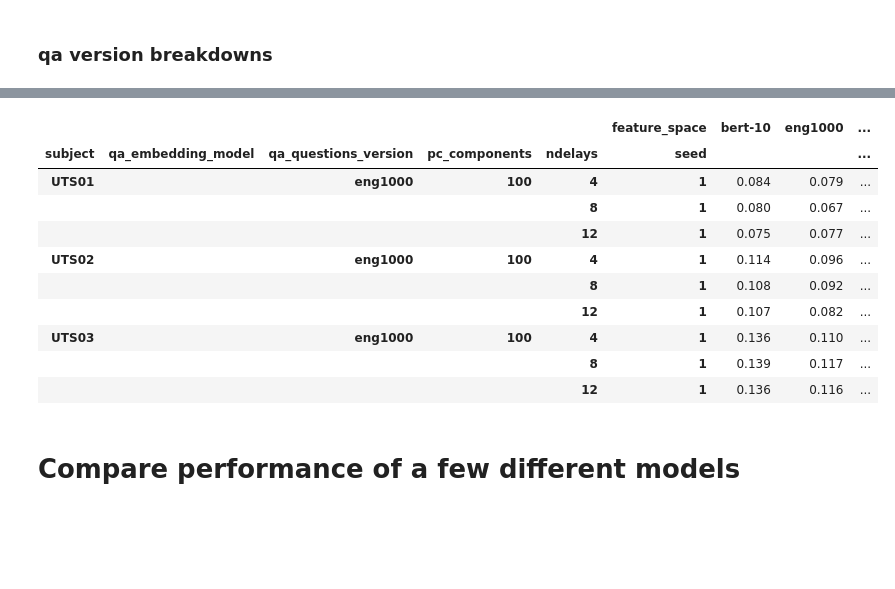
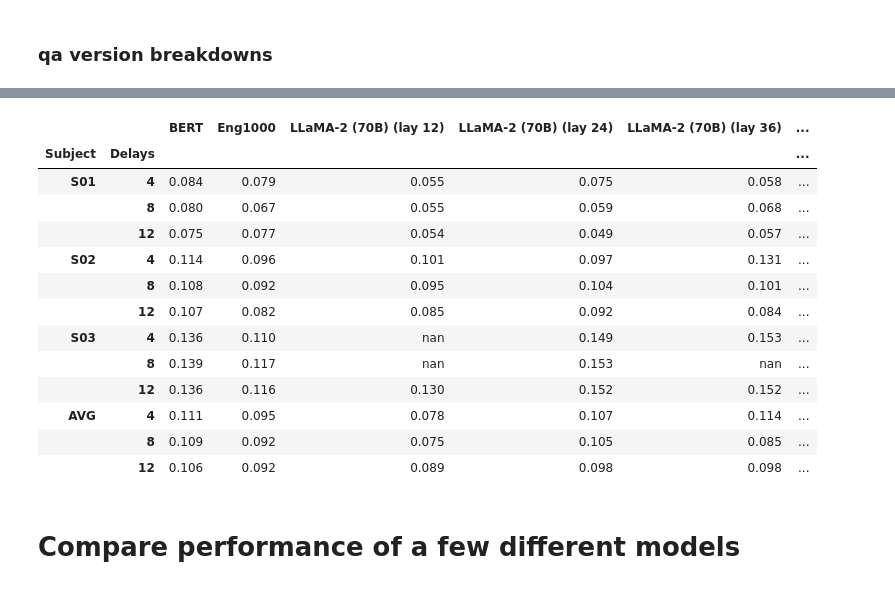
Before and after one commit to csinva/interpretable-embeddings, a Jupyter notebook: notebooks/01_encoding.ipynb, the cells around one changed output, grey strips where cells are left out. Drawn from its saved outputs; the diff is of its cells as text; code cells hidden in the pictures; blank space fills up the shorter version.

```diff
--- a/notebooks/01_encoding.ipynb
+++ b/notebooks/01_encoding.ipynb
@@ -16,12 +16,13 @@ import ridge_utils.features.qa_questions as qa_questions
 import joblib
 from tqdm import tqdm
 import analyze_helper
+import viz
 fit_encoding = __import__('02_fit_encoding')
 dvu.set_style()
 
 results_dir = '/home/chansingh/mntv1/deep-fMRI/encoding/results_apr7'
 r, cols_varied, mets = analyze_helper.load_clean_results(results_dir)
 r = r[r.feature_selection_alpha_index < 0]
-r = r[r.distill_model_path == 'None']
+r = r[r.distill_model_path.isna()]
 r = r[~(r.feature_space == 'qa_embedder-25')]
 r = r[r.pc_components == 100]
@@ -178,26 +203,45 @@ d = d.groupby(cols_varied)[mets].mean()
 # %%
 d = r[(~r.feature_space.str.contains('qa_embedder')) * (r.pc_components == 100)]
+d = d[(~d.feature_space.str.contains('roberta'))]
 # d = r[(r.pc_components == 100)]
 # d = d[d.ndelays == 8]
-d = d.groupby(cols_varied)[mets].mean()
-(
-    d.pivot_table(index=[c for c in cols_varied if not c == 'feature_space'],
+cols = ['subject', 'ndelays', 'feature_space']
+d = d.groupby(cols)[mets].mean()
+d = (
+    d.pivot_table(index=[c for c in cols if not c == 'feature_space'],
                   columns='feature_space', values='corrs_test_mean', aggfunc='mean')
-    .style.background_gradient(cmap='magma')  # , axis=0)
-    .format(precision=3)
+    .rename(columns=viz.feature_space_rename)
+    # sort columns alphabetically
+    .sort_index(axis=1)
 )
+# add average row to multiindex
+for ndelays in sorted(d.index.get_level_values('ndelays').unique()):
+    dn = d.loc[(slice(None), ndelays), :]
+    d.loc[('AVG', ndelays), :] = dn.mean()
+
+
+d.columns.name = None
+d.index.names = ['Subject', 'Delays']
+display(d
+        .style.background_gradient(cmap='magma')  # , axis=0)
+        .format(precision=3)
+        )
+# print(d.T.to_latex(escape=False, float_format='%.3f'))
 # %% [output]
-|  |  |  |  |  | feature_space | bert-10 | eng1000 | ... |
-| subject | qa_embedding_model | qa_questions_version | pc_components | ndelays | seed |  |  | ... |
-| UTS01 |  | eng1000 | 100 | 4 | 1 | 0.084 | 0.079 | ... |
-|  |  |  |  | 8 | 1 | 0.080 | 0.067 | ... |
-|  |  |  |  | 12 | 1 | 0.075 | 0.077 | ... |
-| UTS02 |  | eng1000 | 100 | 4 | 1 | 0.114 | 0.096 | ... |
-|  |  |  |  | 8 | 1 | 0.108 | 0.092 | ... |
-|  |  |  |  | 12 | 1 | 0.107 | 0.082 | ... |
-| UTS03 |  | eng1000 | 100 | 4 | 1 | 0.136 | 0.110 | ... |
-|  |  |  |  | 8 | 1 | 0.139 | 0.117 | ... |
-|  |  |  |  | 12 | 1 | 0.136 | 0.116 | ... |
+|  |  | BERT | Eng1000 | LLaMA-2 (70B) (lay 12) | LLaMA-2 (70B) (lay 24) | LLaMA-2 (70B) (lay 36) | ... |
+| Subject | Delays |  |  |  |  |  | ... |
+| S01 | 4 | 0.084 | 0.079 | 0.055 | 0.075 | 0.058 | ... |
+|  | 8 | 0.080 | 0.067 | 0.055 | 0.059 | 0.068 | ... |
+|  | 12 | 0.075 | 0.077 | 0.054 | 0.049 | 0.057 | ... |
+| S02 | 4 | 0.114 | 0.096 | 0.101 | 0.097 | 0.131 | ... |
+|  | 8 | 0.108 | 0.092 | 0.095 | 0.104 | 0.101 | ... |
+|  | 12 | 0.107 | 0.082 | 0.085 | 0.092 | 0.084 | ... |
+| S03 | 4 | 0.136 | 0.110 | nan | 0.149 | 0.153 | ... |
+|  | 8 | 0.139 | 0.117 | nan | 0.153 | nan | ... |
+|  | 12 | 0.136 | 0.116 | 0.130 | 0.152 | 0.152 | ... |
+| AVG | 4 | 0.111 | 0.095 | 0.078 | 0.107 | 0.114 | ... |
+|  | 8 | 0.109 | 0.092 | 0.075 | 0.105 | 0.085 | ... |
+|  | 12 | 0.106 | 0.092 | 0.089 | 0.098 | 0.098 | ... |
 # %% [markdown]
 # Compare performance of a few different models
 # %%
```
Also changed, not shown: parts of 5 cells of this notebook, 5 other files.
